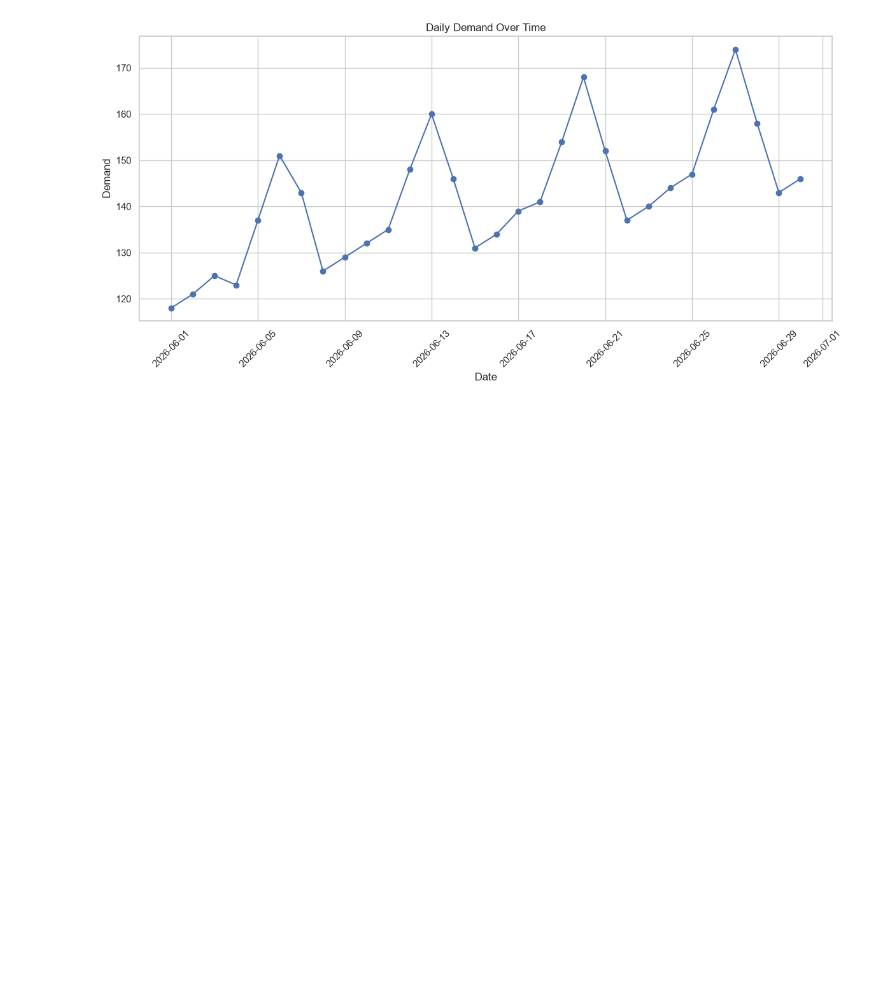
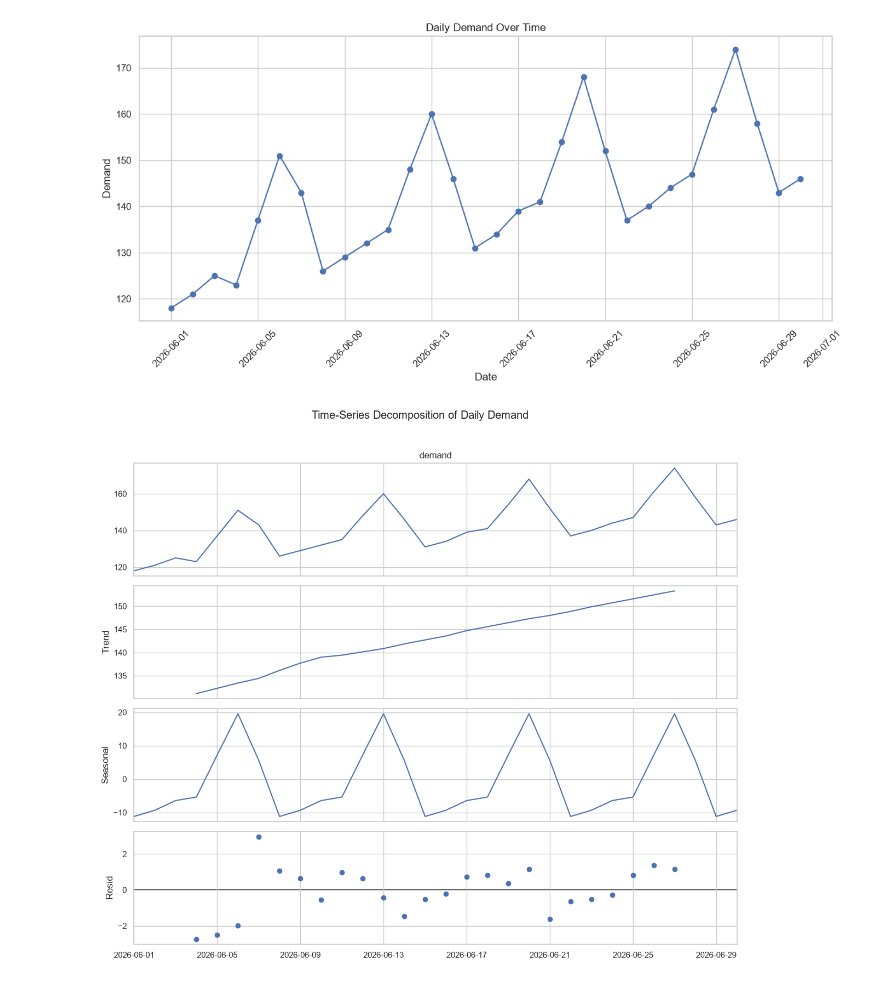
Before and after one commit to shaiksiraj04/RabTech-Academy-Internship, a Jupyter notebook: Task-5/notebooks/Task_5_Time_Series_Forecasting.ipynb, the cells around one changed output. Drawn from its saved outputs; the diff is of its cells as text; code cells hidden in the pictures; blank space fills up the shorter version.

Commit message:
Task-5: Complete time-series forecasting analysis

```diff
--- a/Task-5/notebooks/Task_5_Time_Series_Forecasting.ipynb
+++ b/Task-5/notebooks/Task_5_Time_Series_Forecasting.ipynb
@@ -154,3 +154,25 @@ plt.tight_layout()
 plt.show()
 # %% [output]
 [figure]
+# %%
+# Time-Series Decomposition
+
+from statsmodels.tsa.seasonal import seasonal_decompose
+
+demand_series = df.set_index("date")["demand"]
+
+decomposition = seasonal_decompose(
+    demand_series,
+    model="additive",
+    period=7
+)
+
+fig = decomposition.plot()
+
+fig.set_size_inches(12, 10)
+fig.suptitle("Time-Series Decomposition of Daily Demand", y=1.02)
+
+plt.tight_layout()
+plt.show()
+# %% [output]
+[figure, added]
```
Also changed, not shown: parts of 18 cells of this notebook, 3 other files.
